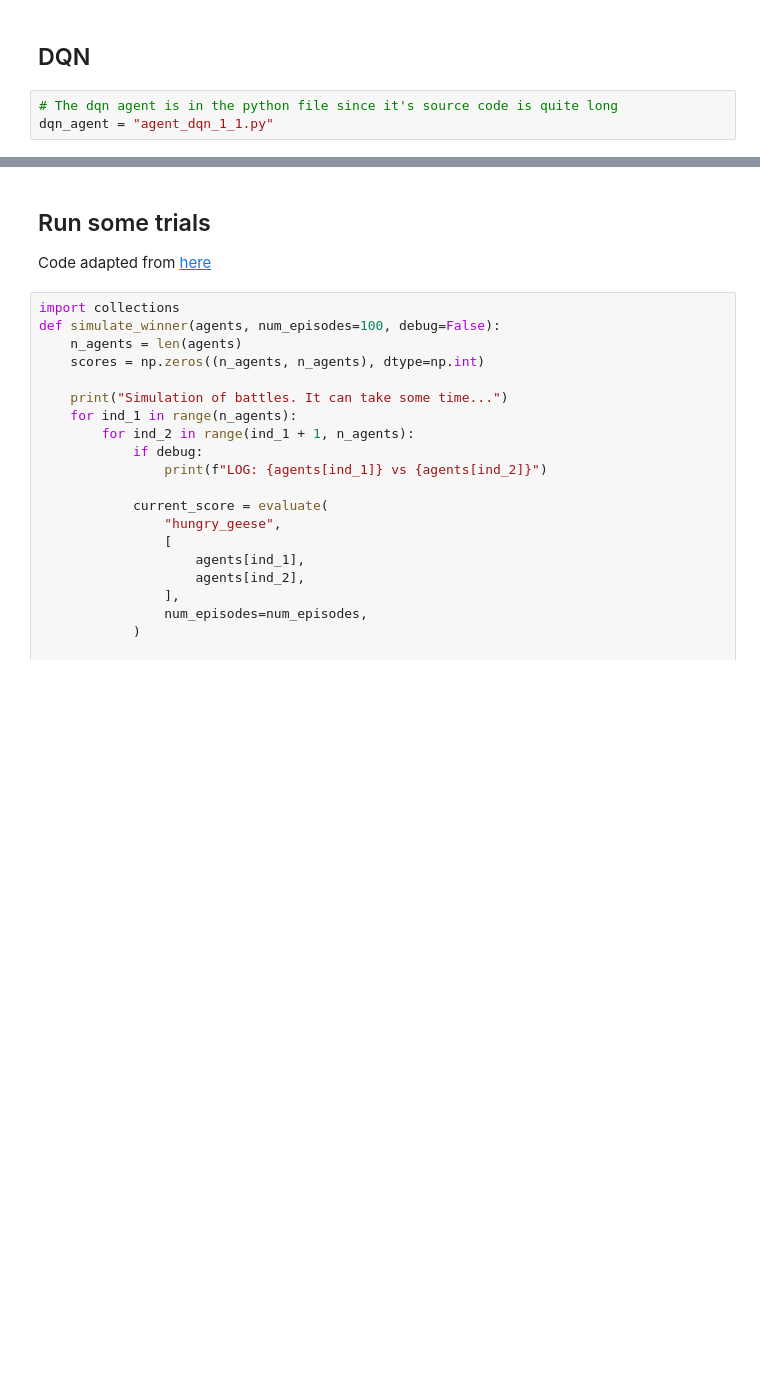
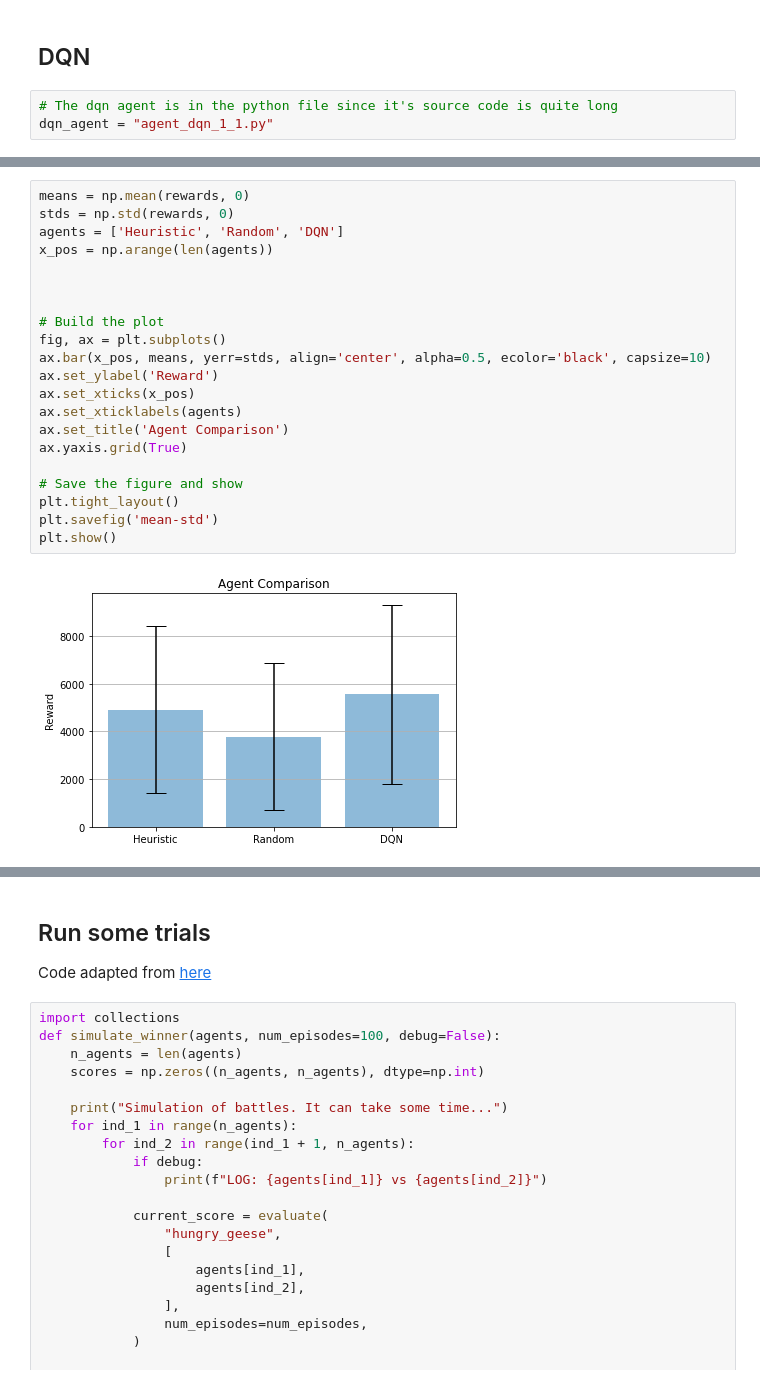
Before and after one commit to BrunoGomesCoelho/Eat-Move-Learn, a Jupyter notebook: notebooks/1.2-bgc-Plotting.ipynb, the cells around one changed output, grey strips where cells are left out. Drawn from its saved outputs; the diff is of its cells as text; blank space fills up the shorter version.

```diff
--- a/notebooks/1.2-bgc-Plotting.ipynb
+++ b/notebooks/1.2-bgc-Plotting.ipynb
@@ -70,0 +103,23 @@ dqn_agent = "agent_dqn_1_1.py"
+# %%
+means = np.mean(rewards, 0)
+stds = np.std(rewards, 0)
+agents = ['Heuristic', 'Random', 'DQN']
+x_pos = np.arange(len(agents))
+
+
+
+# Build the plot
+fig, ax = plt.subplots()
+ax.bar(x_pos, means, yerr=stds, align='center', alpha=0.5, ecolor='black', capsize=10)
+ax.set_ylabel('Reward')
+ax.set_xticks(x_pos)
+ax.set_xticklabels(agents)
+ax.set_title('Agent Comparison')
+ax.yaxis.grid(True)
+
+# Save the figure and show
+plt.tight_layout()
+plt.savefig('mean-std')
+plt.show()
+# %% [output]
+[figure, added]
```
Also changed, not shown: parts of 7 cells of this notebook, 4 other files.
